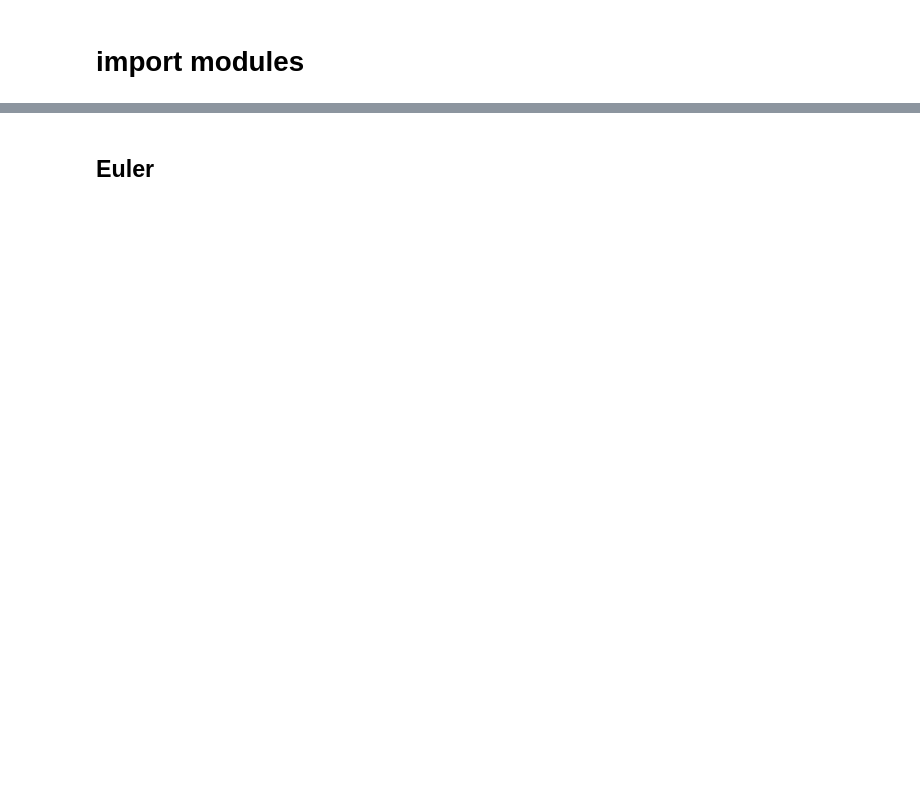
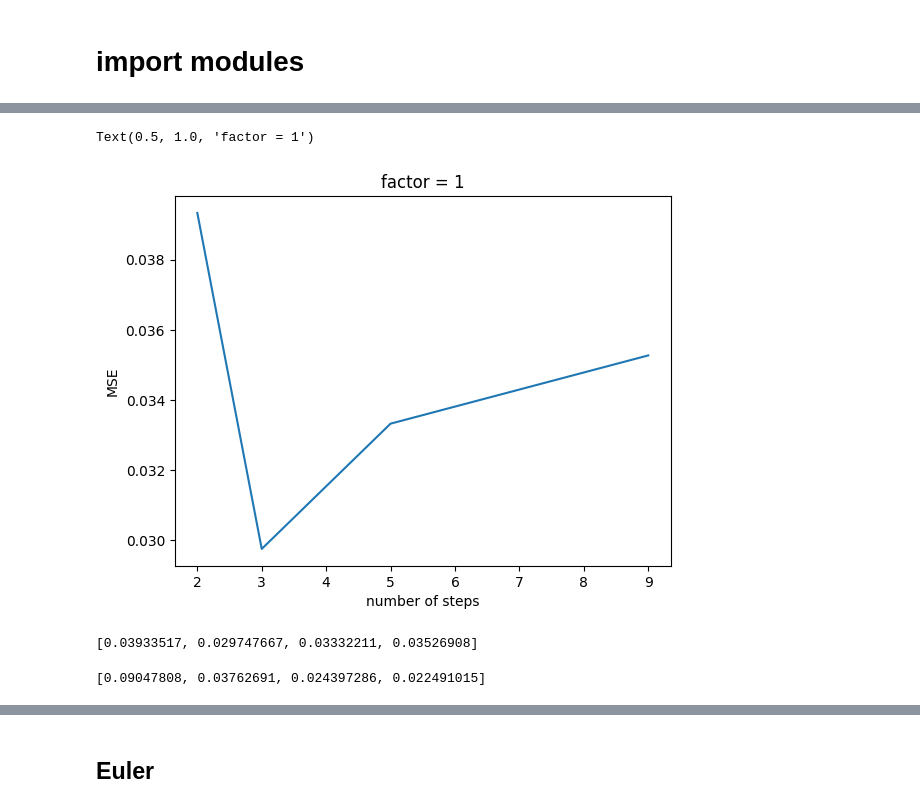
Before and after one commit to xinyuxiao113/TorchFiber, a Jupyter notebook: notebooks/1128_nonlinear_scheme.ipynb, the cells around one changed output, grey strips where cells are left out. Saved outputs shown, nothing was run; the diff lists cells and outputs as text; code cells hidden in the pictures; blank space fills up the shorter version.

```diff
--- a/notebooks/1128_nonlinear_scheme.ipynb
+++ b/notebooks/1128_nonlinear_scheme.ipynb
@@ -117,0 +167,55 @@ S6 length: 4119
+# %%
+import pickle
+X,z = pickle.load(open('../data/Xcoeff_161_dz0.5_zmax16_Ts0.5_2D.pkl', 'rb'))
+Xint = np.sum(X*f(z)[:, None, None]*z[1], axis=0)
+Ts = 0.5
+# %%
+def solver1(u0, X, z, S, dt, rate, k, factor=1, Ts=0.5):
+    u1 = u0
+    for j in range(len(k) - 1):
+        Xj = np.sum(X[k[j]: k[j+1]]*f(z[k[j]: k[j+1]])[:, None, None], axis=0)*z[1]*factor
+        phi = Nf(u1, Xj, S, Ts)
+        if j > 0:
+             u1 = u1*np.exp(phi/u1)
+        else:
+            u1 = u1 + phi
+    u1 = Dispersion(u1, dt*rate, z[-1])
+    u1_rec = reconstruct(u1, rate)
+    return u1_rec
+
+def solver2(u0, X, z, S, dt, rate, k, factor=1, Ts=0.5):
+    u1 = u0
+    for j in range(len(k) - 1):
+        Xj = np.sum(X[k[j]: k[j+1]]*f(z[k[j]: k[j+1]])[:, None, None], axis=0)*z[1]*factor
+        add, mul = AM(u1, Xj, S, Ts)
+        u1 = u1*np.exp(mul/u1) + add
+
+    u1 = Dispersion(u1, dt*rate, z[-1])
+    u1_rec = reconstruct(u1, rate)
+    return u1_rec
+# %%
+Es = []
+
+ss = [2,3,5,9]
+
+for steps in ss:
+    u1_rec = solver2(u0_downsamp, X, z, S0, dt, rate, np.linspace(0,len(z) - 1, steps, dtype=int))
+    Es.append(MSE(u1_rec, ur))
+
+
+plt.plot(ss, Es)
+plt.xlabel('number of steps')
+plt.ylabel('MSE')
+plt.title('factor = 1')
+# %% [output]
+Text(0.5, 1.0, 'factor = 1')
+[figure, added]
+# %%
+Es
+# %% [output]
+[0.03933517, 0.029747667, 0.03332211, 0.03526908]
+# %%
+# Add scheme
+Es
+# %% [output]
+[0.09047808, 0.03762691, 0.024397286, 0.022491015]
```
Also changed, not shown: parts of 27 cells of this notebook, 6 other files.
